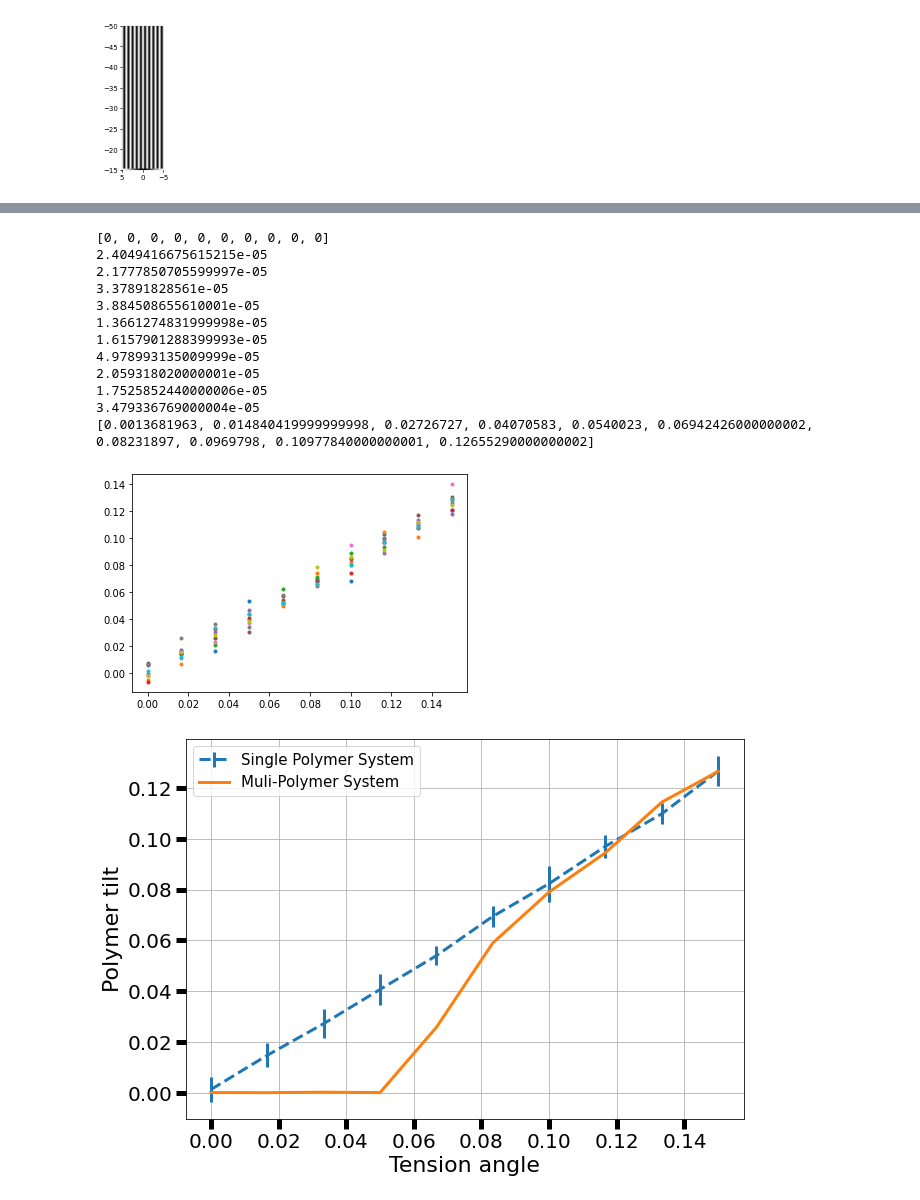
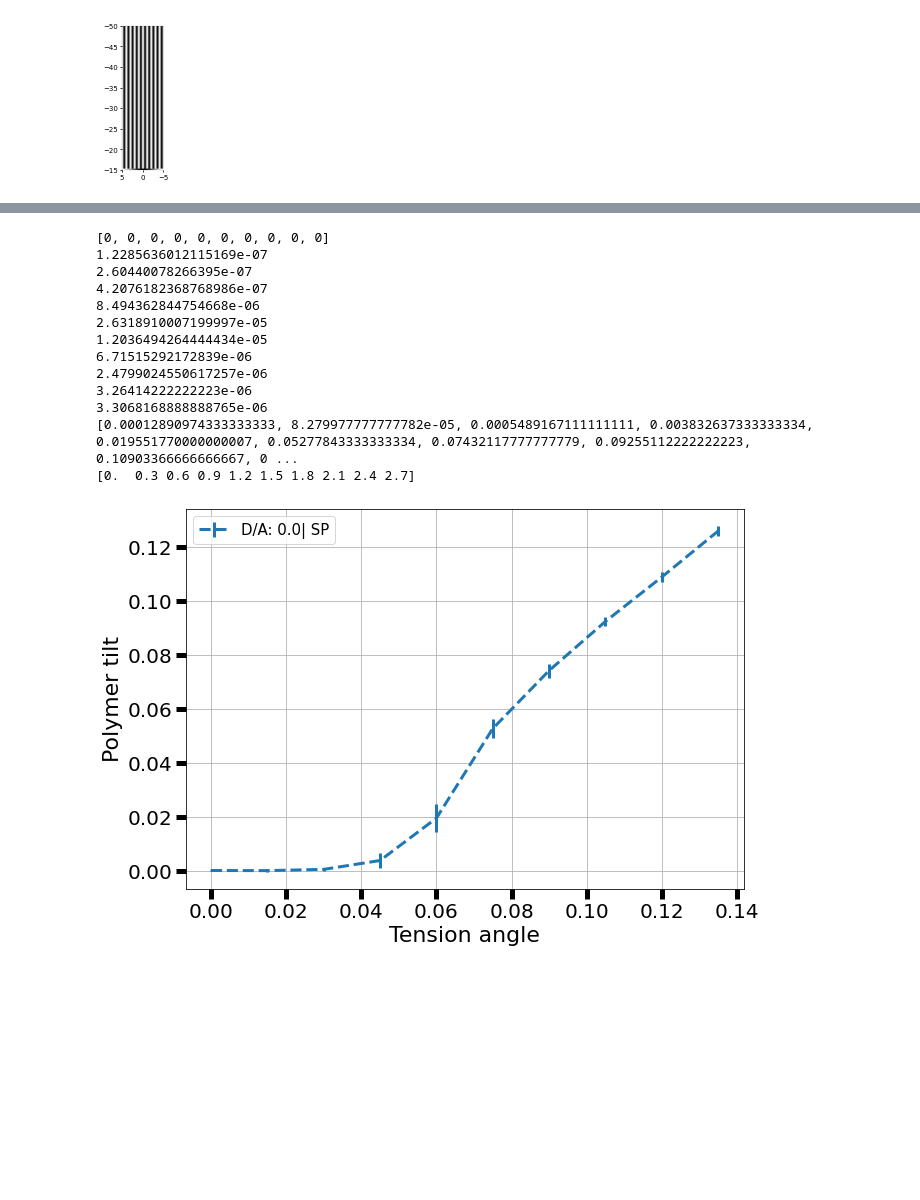
Before and after one commit to LevoSpacewars/Polymer-Tilt, a Jupyter notebook: graphs.ipynb, the cells around one changed output, grey strips where cells are left out. Drawn from its saved outputs; the diff is of its cells as text; code cells hidden in the pictures; blank space fills up the shorter version.

```diff
--- a/graphs.ipynb
+++ b/graphs.ipynb
@@ -214,13 +239,14 @@ plt.imshow(genPotential((10,3),(100,100)),cmap='gray',origin='lower',extent=[5,-
 <matplotlib.image.AxesImage at 0x...>
 [figure]
 # %%
-data = np.array(ps.read_csv("singlepolymer_sheer_0.9/ProfileDensity_0.045000.txt",header=1))
+profiledensities = ["3000000/ProfileDensity_2.7.txt"]
+data = np.array(ps.read_csv(f"compiledRuns/{profiledensities[-1]}",header=1))
 fig = plt.figure(figsize=(10,10))
-plt.imshow(data,origin='lower')
+plt.imshow(data,origin='lower',cmap='bone')
 plt.tick_params(left=False,
             bottom=False,
             labelleft=False,
             labelbottom=False)
 plt.show()
-plt.savefig(f"{name}.png",bbox_inches='tight',pad_inches = 0)
+#plt.savefig(f"{name}.png",bbox_inches='tight',pad_inches = 0)
 # %% [output]
@@ -229,66 +275,71 @@ plt.savefig(f"{name}.png",bbox_inches='tight',pad_inches = 0)
 # %%
-foldernames = ["compiledRuns/10000","compiledRuns/100","averaged_100_149", "averaged_200_249","averaged_300_349"]
 
+ranges = []
+namerange = list(range(3000000,3000009))
 
-namerange = list(range(1010,1020))
+da = ['0.0| SP','0.4 | MP','0.7 | MP','1 | MP']
+
 
 import numpy as np
 from matplotlib import pyplot as plt
 import matplotlib
 import math
 import pandas as ps
+fig = plt.figure(figsize=(10,7))
+ind = 0
+
 output = []
-
 for path in namerange:
     data = np.array(ps.read_csv(f"compiledRuns/{path}/data.txt"))
-    #print(data)
     #devdata = np.array(ps.read_csv(path + "/stddevdata.txt"))
-    plt.errorbar(np.linspace(0,3,10)/20, data[3][1:],fmt='.')
+    #plt.errorbar(np.linspace(0,3,10)/20, data[3][1:],fmt='.')
     output.append(data[3][1:])
     if output[-1][-1] < 0.02:
         print(path)
 output = np.array(output)
 averaged = [0] * len(output[0])
 for element in output:
     for i in range(len(element)):
         averaged[i] +=element[i]
 averagedu = [0] * len(output[0])
 print(averagedu)
 for i in range(len(averaged)):
     averaged[i] = averaged[i]/len(output)
     for element in output:
         averagedu[i] += pow(element[i] - averaged[i],2)/len(output)
     print(averagedu[i])
     averagedu[i] = math.sqrt(averagedu[i])
 
-fig = plt.figure(figsize=(10,7))
+
 print(averaged)
-plt.errorbar(np.linspace(0,3,10)/20,averaged,fmt='--',yerr= averagedu,linewidth=3, label="Single Polymer System")
-data = np.array(ps.read_csv(f"compiledRuns/10000/data.txt"))
+plt.errorbar(np.linspace(0,2.7,10)/20,averaged,fmt='--',yerr= averagedu,linewidth=3, label=f"D/A: {da[ind]}")
+ind +=1
+#data = np.array(ps.read_csv(f"compiledRuns/10000/data.txt"))
     #print(data)
     #devdata = np.array(ps.read_csv(path + "/stddevdata.txt"))
-plt.errorbar(np.linspace(0,3,10)/20, data[3][1:],linewidth=3,label="Muli-Polymer System")
+#plt.errorbar(np.linspace(0,3,10)/20, data[3][1:],linewidth=3,label="Muli-Polymer System")
 plt.ylabel("Polymer tilt",fontsize=22)
 plt.xlabel("Tension angle",fontsize=22)
 plt.xticks(fontsize=20)
 plt.yticks(fontsize=20)
 ax = plt.axes()
 plt.grid()
 ax.tick_params(axis='both', width=5,length=10)
 plt.legend(prop={'size': 15})
-plt.savefig("compvalues.png", transparent = True,bbox_inches='tight',pad_inches = 0)
+plt.savefig("notfilled.jpeg")
+print(np.linspace(0,2.7,10))
 # %% [output]
 [0, 0, 0, 0, 0, 0, 0, 0, 0, 0]
-2.4049416675615215e-05
-2.1777850705599997e-05
-3.37891828561e-05
-3.884508655610001e-05
-1.3661274831999998e-05
-1.6157901288399993e-05
-4.978993135009999e-05
-2.059318020000001e-05
-1.7525852440000006e-05
-3.479336769000004e-05
-[0.0013681963, 0.014840419999999998, 0.02726727, 0.04070583, 0.0540023, 0.06942426000000002, 0.08231897, 0.0969798, 0.10977840000000001, 0.12655290000000002]
+1.2285636012115169e-07
+2.60440078266395e-07
+4.2076182368768986e-07
+8.494362844754668e-06
+2.6318910007199997e-05
+1.2036494264444434e-05
+6.71515292172839e-06
+2.4799024550617257e-06
+3.26414222222223e-06
+3.3068168888888765e-06
+[0.00012890974333333333, 8.279977777777782e-05, 0.0005489167111111111, 0.003832637333333334, 0.019551770000000007, 0.05277843333333334, 0.07432117777777779, 0.09255112222222223, 0.10903366666666667, 0 ...
+[0.  0.3 0.6 0.9 1.2 1.5 1.8 2.1 2.4 2.7]
-[figure, old version]
+[figure, new version]
-[figure, removed]
```
Also changed, not shown: parts of 8 cells of this notebook, 6 other files.
